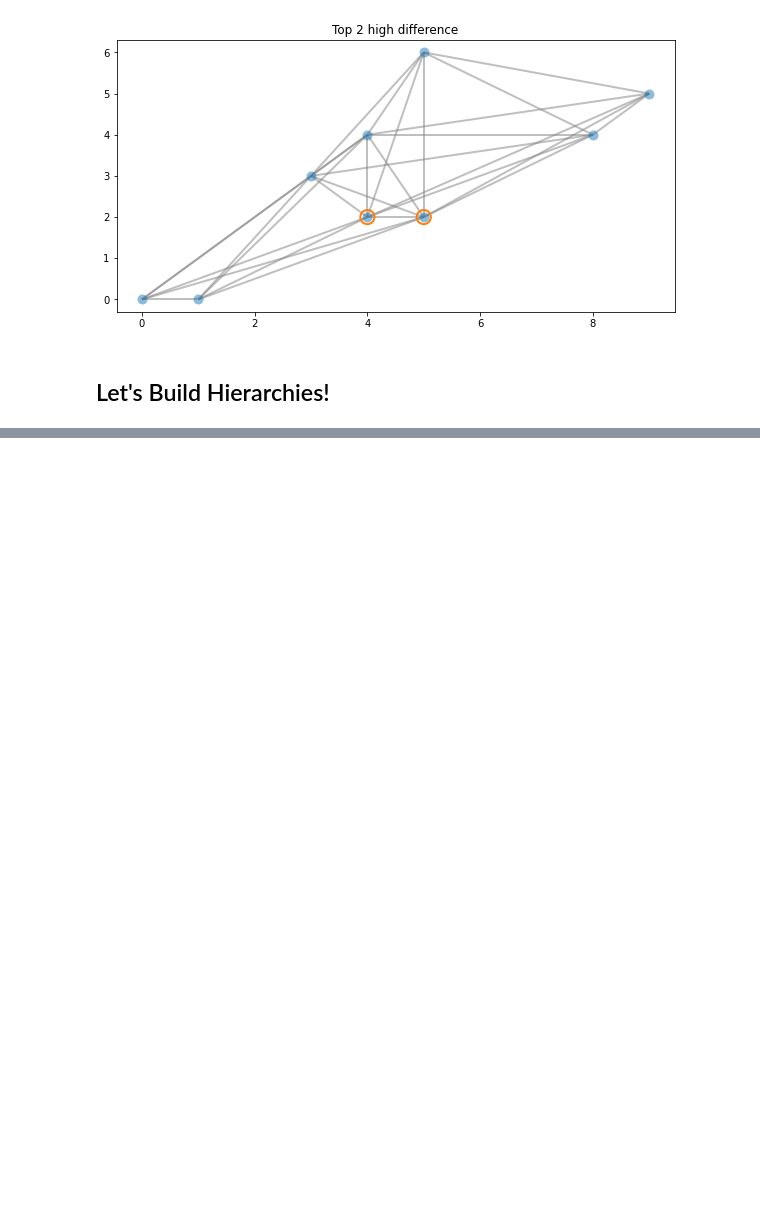
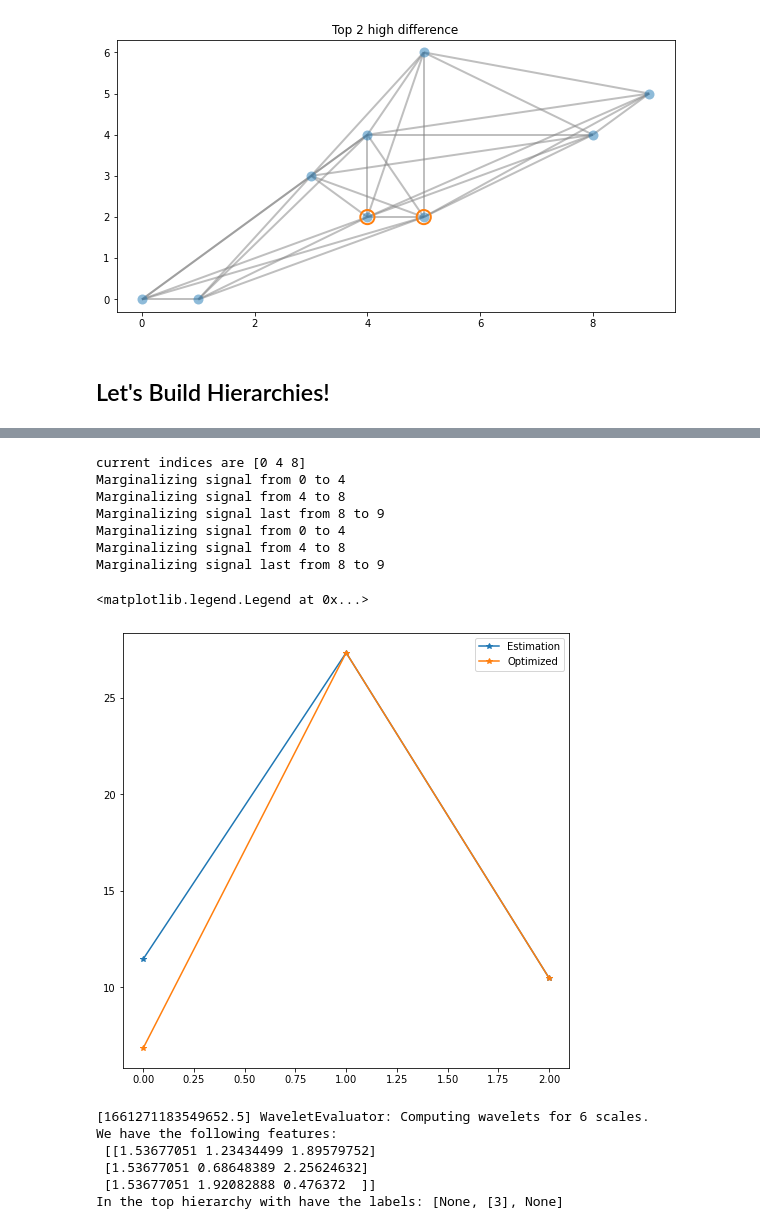
Before and after one commit to ethz-asl/fgsp, a Jupyter notebook: src/hiearchy_test.ipynb, the cells around one changed output, grey strips where cells are left out. Saved outputs shown, nothing was run; the diff lists cells and outputs as text; code cells hidden in the pictures; blank space fills up the shorter version.

```diff
--- a/src/hiearchy_test.ipynb
+++ b/src/hiearchy_test.ipynb
@@ -103,0 +130,46 @@ _ = est_graph.G.plot(title=f'Top {top_n} high difference', highlight=peaks)
+# %%
+indices = opt_graph.get_indices()
+print(f'current indices are {indices}')
+
+x_est = opt_signal.marginalize_signal(x_est, indices, opt_graph.G[0].N)
+x_opt = est_signal.marginalize_signal(x_opt, indices, opt_graph.G[0].N)
+
+
+fig, axes = plt.subplots(1, 1, figsize=(8, 8))
+fig.subplots_adjust(hspace=0.5)
+
+axes.plot(x_est, '-*', label='Estimation')
+axes.plot(x_opt, '-*', label='Optimized')
+axes.legend()
+# %% [output]
+current indices are [0 4 8]
+Marginalizing signal from 0 to 4
+Marginalizing signal from 4 to 8
+Marginalizing signal last from 8 to 9
+Marginalizing signal from 0 to 4
+Marginalizing signal from 4 to 8
+Marginalizing signal last from 8 to 9
+<matplotlib.legend.Legend at 0x...>
+[figure, added]
+# %%
+n_scales = 6
+opt_eval = WaveletEvaluator(n_scales)
+opt_psi = opt_eval.compute_wavelets(opt_graph.get_graph())
+
+# Compute wavelet coefficients and features
+W_est = opt_eval.compute_wavelet_coeffs(x_est)
+W_opt = opt_eval.compute_wavelet_coeffs(x_opt)
+features = est_eval.compute_features(W_opt, W_est)
+print(f'We have the following features:\n {features}')
+
+top_n = 1
+classifier = TopClassifier(top_n)
+labels = classifier.classify(features)
+print(f'In the top hierarchy with have the labels: {labels}')
+# %% [output]
+[1661271183549652.5] WaveletEvaluator: Computing wavelets for 6 scales.
+We have the following features:
+ [[1.53677051 1.23434499 1.89579752]
+ [1.53677051 0.68648389 2.25624632]
+ [1.53677051 1.92082888 0.476372  ]]
+In the top hierarchy with have the labels: [None, [3], None]
```
Also changed, not shown: parts of 6 cells of this notebook, 4 other files.
